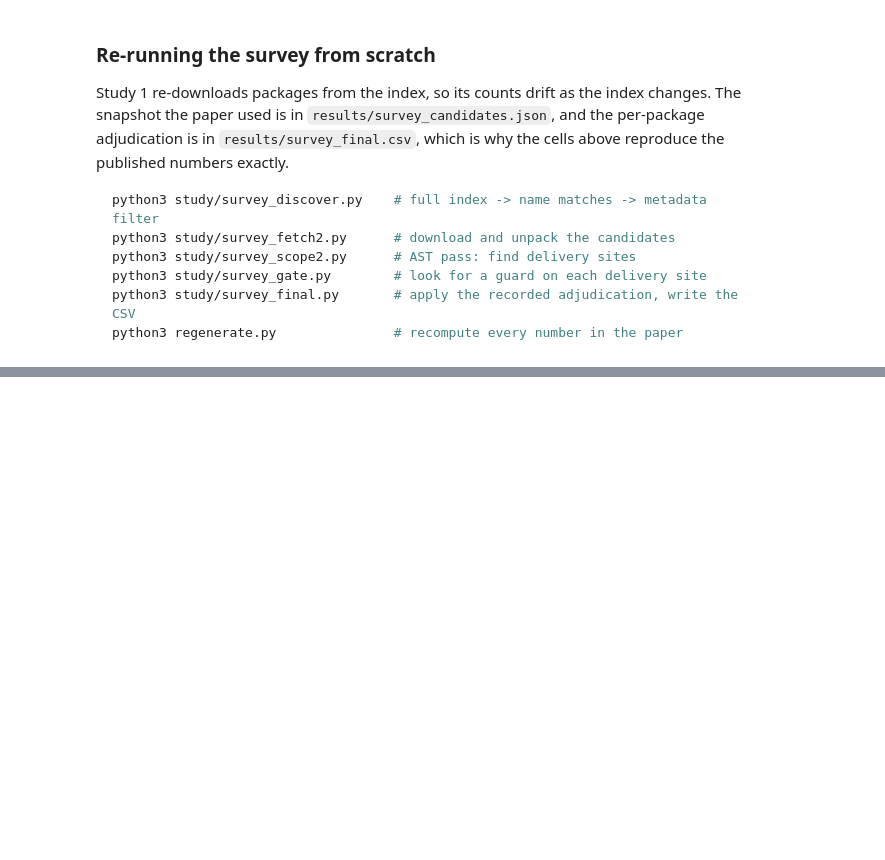
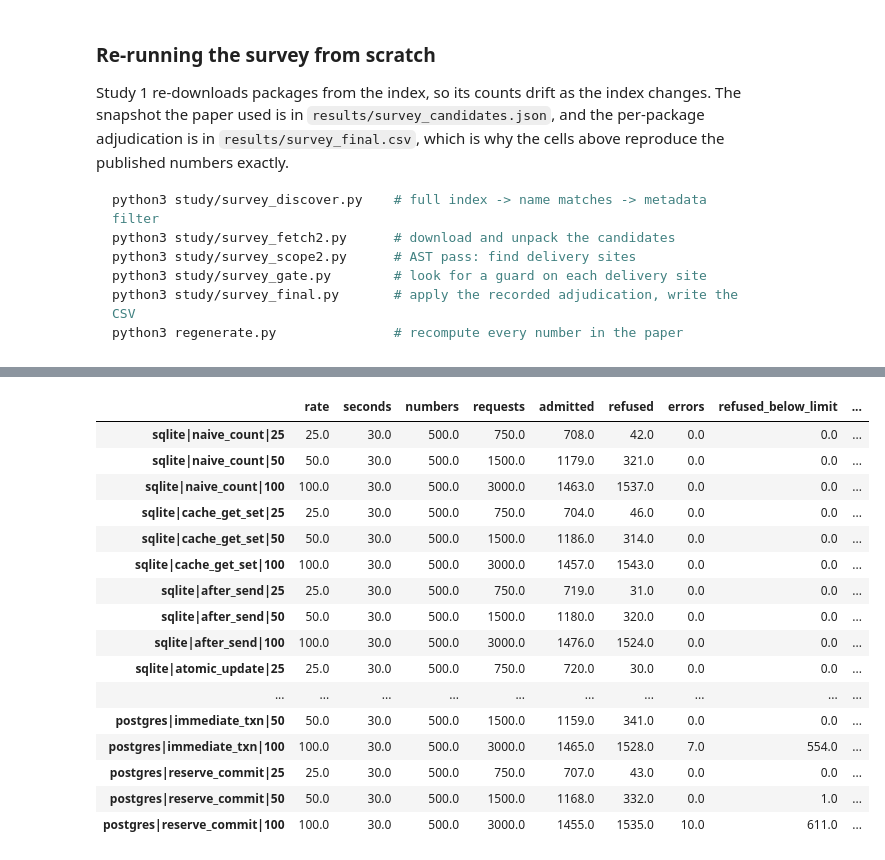
Before and after one commit to nahmedpsu/otp-send-side-quota-artifact, a Jupyter notebook: notebooks/otp_quota_reproduction_executed.ipynb, the cells around one changed output, grey strips where cells are left out. Cells and saved outputs as stored; diff of their text form; code cells hidden in the pictures; blank space fills up the shorter version.

```diff
--- a/notebooks/otp_quota_reproduction_executed.ipynb
+++ b/notebooks/otp_quota_reproduction_executed.ipynb
@@ -1126,0 +1239,10 @@ python3 regenerate.py               # recompute every number in the paper
+# %%
+import json, pandas as pd
+P = json.load(open("results/paper_numbers.json"))
+R7 = P["r7"]
+pk = pd.DataFrame([{"package": d["package"], "version": d["version"], "state": d["backend"],
+                    "limit": d["declared_limit"], "trials": d["trials"],
+                    "max simultaneous": d["concurrent_max"],
+                    "over (k > L)": f'{d.get("concurrent_over", "-")}/{d.get("concurrent_trials_k_gt_L", "-")}',
+                    "sequential max": d.get("sequential_max", "-")} for d in R7["packages"].values()])
+pk   # Table pkgexec: six surveyed packages executed on their own delivery paths
@@ -1126,0 +1299,20 @@ python3 regenerate.py               # recompute every number in the paper
+# %%
+pd.DataFrame(R7["load"]).T   # sustained open loop load (Table load)
+# %% [output]
+|  | rate | seconds | numbers | requests | admitted | refused | errors | refused_below_limit | ... |
+| sqlite|naive_count|25 | 25.0 | 30.0 | 500.0 | 750.0 | 708.0 | 42.0 | 0.0 | 0.0 | ... |
+| sqlite|naive_count|50 | 50.0 | 30.0 | 500.0 | 1500.0 | 1179.0 | 321.0 | 0.0 | 0.0 | ... |
+| sqlite|naive_count|100 | 100.0 | 30.0 | 500.0 | 3000.0 | 1463.0 | 1537.0 | 0.0 | 0.0 | ... |
+| sqlite|cache_get_set|25 | 25.0 | 30.0 | 500.0 | 750.0 | 704.0 | 46.0 | 0.0 | 0.0 | ... |
+| sqlite|cache_get_set|50 | 50.0 | 30.0 | 500.0 | 1500.0 | 1186.0 | 314.0 | 0.0 | 0.0 | ... |
+| sqlite|cache_get_set|100 | 100.0 | 30.0 | 500.0 | 3000.0 | 1457.0 | 1543.0 | 0.0 | 0.0 | ... |
+| sqlite|after_send|25 | 25.0 | 30.0 | 500.0 | 750.0 | 719.0 | 31.0 | 0.0 | 0.0 | ... |
+| sqlite|after_send|50 | 50.0 | 30.0 | 500.0 | 1500.0 | 1180.0 | 320.0 | 0.0 | 0.0 | ... |
+| sqlite|after_send|100 | 100.0 | 30.0 | 500.0 | 3000.0 | 1476.0 | 1524.0 | 0.0 | 0.0 | ... |
+| sqlite|atomic_update|25 | 25.0 | 30.0 | 500.0 | 750.0 | 720.0 | 30.0 | 0.0 | 0.0 | ... |
+| ... | ... | ... | ... | ... | ... | ... | ... | ... | ... |
+| postgres|immediate_txn|50 | 50.0 | 30.0 | 500.0 | 1500.0 | 1159.0 | 341.0 | 0.0 | 0.0 | ... |
+| postgres|immediate_txn|100 | 100.0 | 30.0 | 500.0 | 3000.0 | 1465.0 | 1528.0 | 7.0 | 554.0 | ... |
+| postgres|reserve_commit|25 | 25.0 | 30.0 | 500.0 | 750.0 | 707.0 | 43.0 | 0.0 | 0.0 | ... |
+| postgres|reserve_commit|50 | 50.0 | 30.0 | 500.0 | 1500.0 | 1168.0 | 332.0 | 0.0 | 1.0 | ... |
+| postgres|reserve_commit|100 | 100.0 | 30.0 | 500.0 | 3000.0 | 1455.0 | 1535.0 | 10.0 | 611.0 | ... |
```
Also changed, not shown: parts of 30 cells of this notebook, 6 other files.
